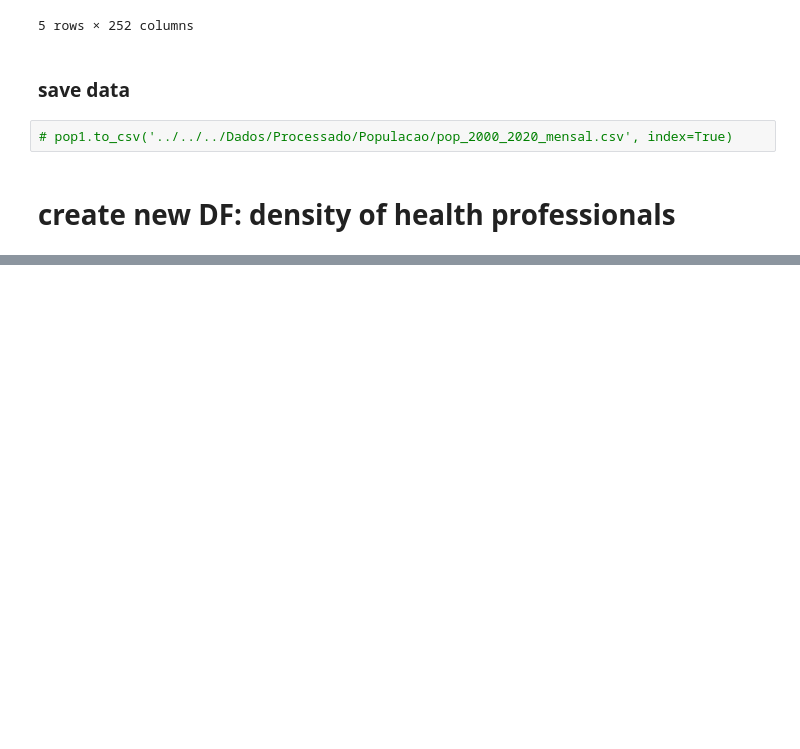
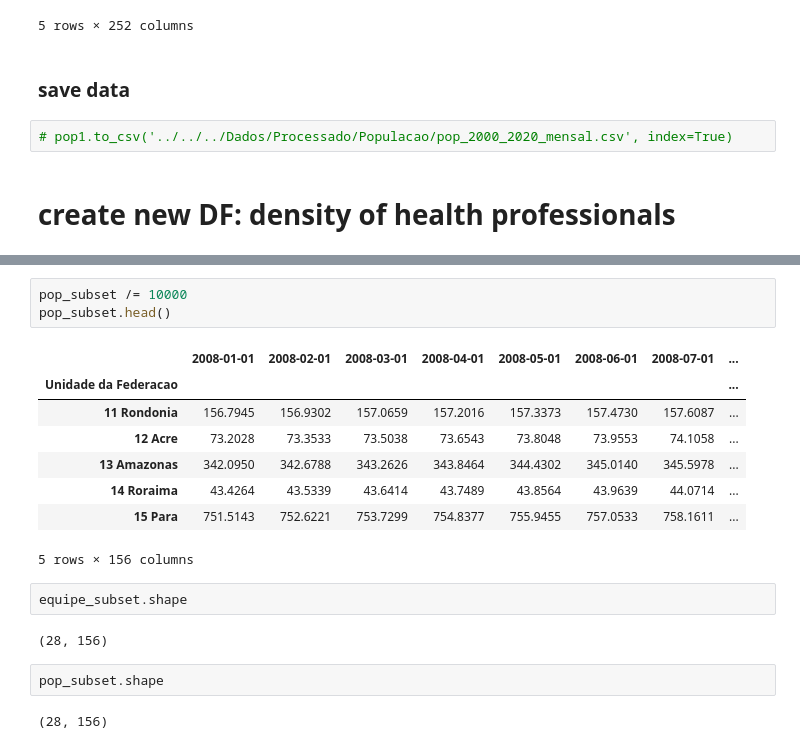
Before and after one commit to luizamfsantos/Brazil-Healthcare-Workforce-Analysis, a Jupyter notebook: Codigo/src/Preprocessamento de Dados/data_cleaning.ipynb, the cells around one changed output, grey strips where cells are left out. Cells and saved outputs as stored; diff of their text form; blank space fills up the shorter version.

```diff
--- a/Codigo/src/Preprocessamento de Dados/data_cleaning.ipynb
+++ b/Codigo/src/Preprocessamento de Dados/data_cleaning.ipynb
@@ -169,0 +248,20 @@ pop1.head()
+# %%
+pop_subset /= 10000
+pop_subset.head()
+# %% [output]
+|  | 2008-01-01 | 2008-02-01 | 2008-03-01 | 2008-04-01 | 2008-05-01 | 2008-06-01 | 2008-07-01 | ... |
+| Unidade da Federacao |  |  |  |  |  |  |  | ... |
+| 11 Rondonia | 156.7945 | 156.9302 | 157.0659 | 157.2016 | 157.3373 | 157.4730 | 157.6087 | ... |
+| 12 Acre | 73.2028 | 73.3533 | 73.5038 | 73.6543 | 73.8048 | 73.9553 | 74.1058 | ... |
+| 13 Amazonas | 342.0950 | 342.6788 | 343.2626 | 343.8464 | 344.4302 | 345.0140 | 345.5978 | ... |
+| 14 Roraima | 43.4264 | 43.5339 | 43.6414 | 43.7489 | 43.8564 | 43.9639 | 44.0714 | ... |
+| 15 Para | 751.5143 | 752.6221 | 753.7299 | 754.8377 | 755.9455 | 757.0533 | 758.1611 | ... |
+5 rows × 156 columns
+# %%
+equipe_subset.shape
+# %% [output]
+(28, 156)
+# %%
+pop_subset.shape
+# %% [output]
+(28, 156)
```
Also changed, not shown: parts of 13 cells of this notebook.
